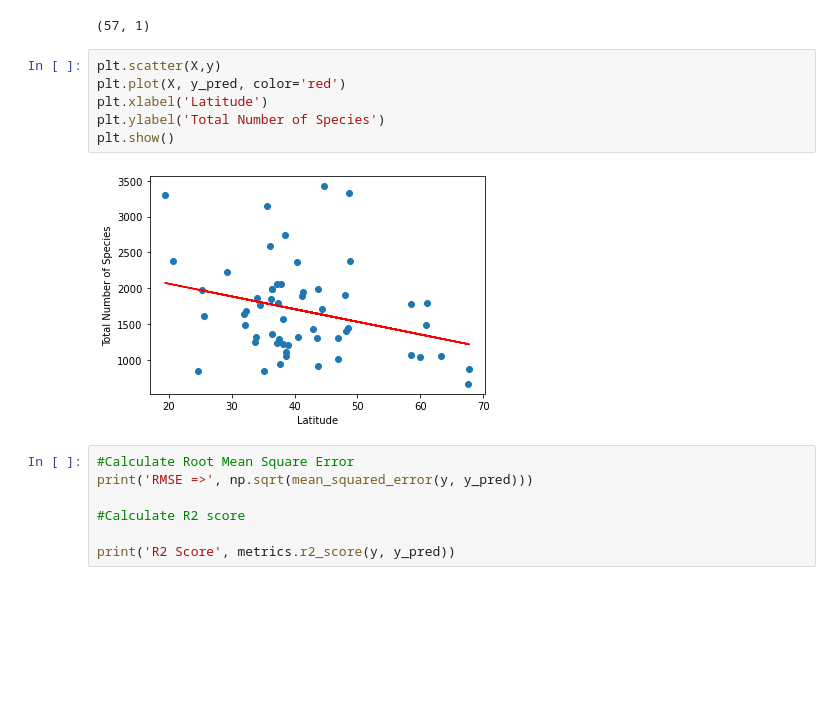
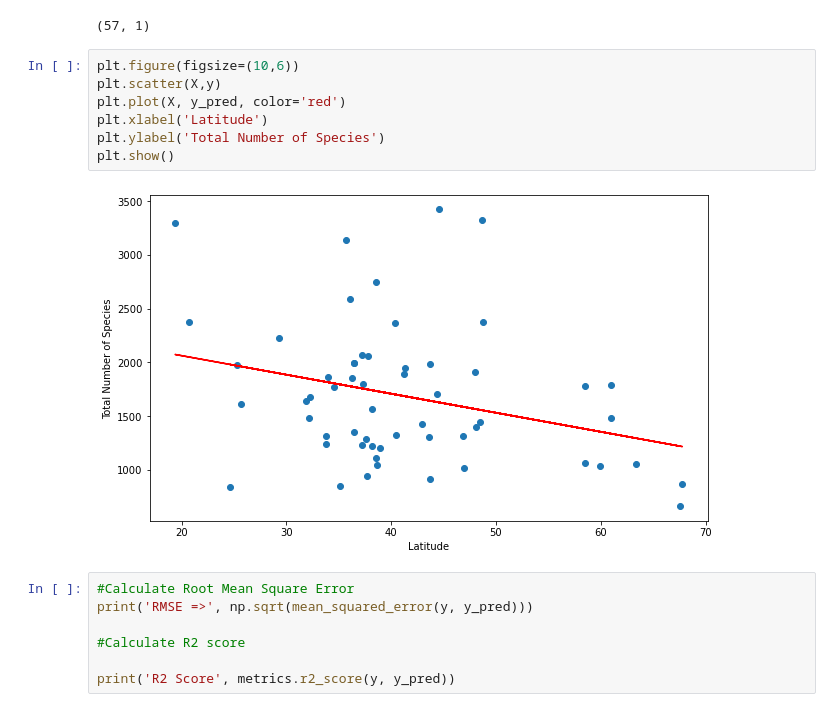
Before and after one commit to holleyvoegtle/Biodiversity_Analysis, a Jupyter notebook: machine-learning/Biodiversity_MachineLearning.ipynb, the cells around one changed output. Drawn from its saved outputs; the diff is of its cells as text; blank space fills up the shorter version.

```diff
--- a/machine-learning/Biodiversity_MachineLearning.ipynb
+++ b/machine-learning/Biodiversity_MachineLearning.ipynb
@@ -224,13 +243,14 @@ print(y_pred.shape)
 # %% [output]
 (57, 1)
 # %%
+plt.figure(figsize=(10,6))
 plt.scatter(X,y)
 plt.plot(X, y_pred, color='red')
 plt.xlabel('Latitude')
 plt.ylabel('Total Number of Species')
 plt.show()
 # %% [output]
-[figure, old version]
+[figure, new version]
 # %%
 #Calculate Root Mean Square Error
 print('RMSE =>', np.sqrt(mean_squared_error(y, y_pred)))
```
Also changed, not shown: parts of 11 cells of this notebook, 6 other files.
